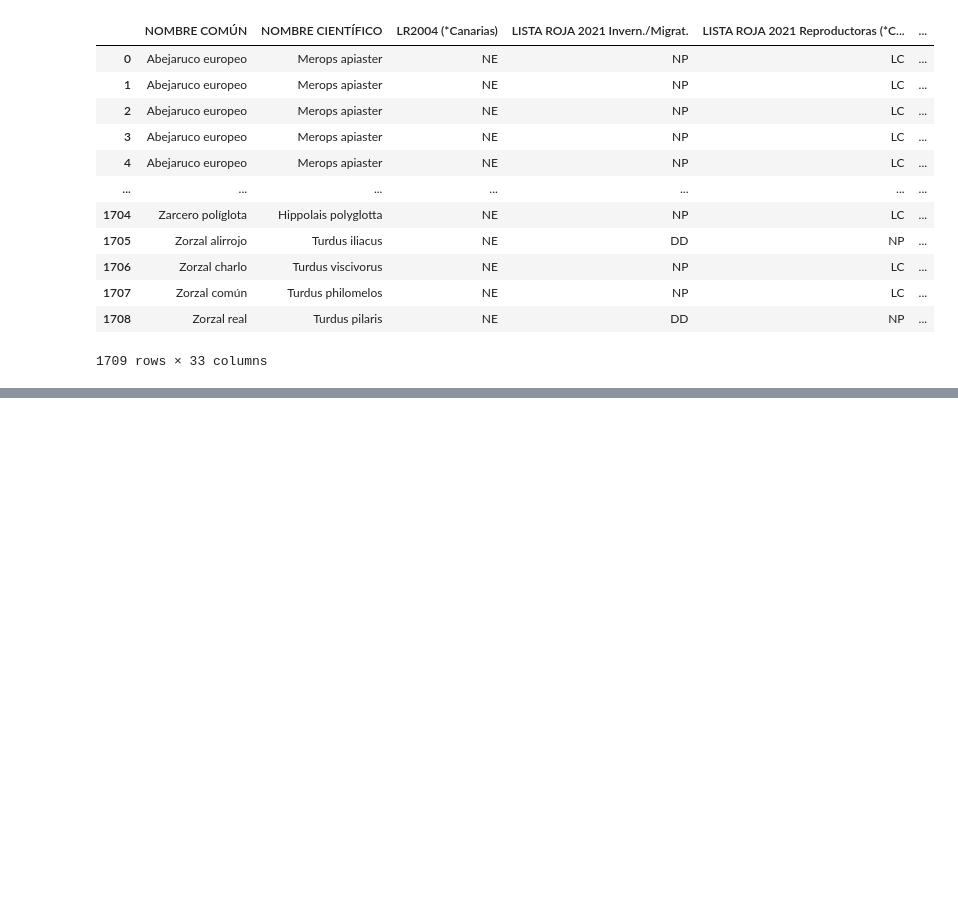
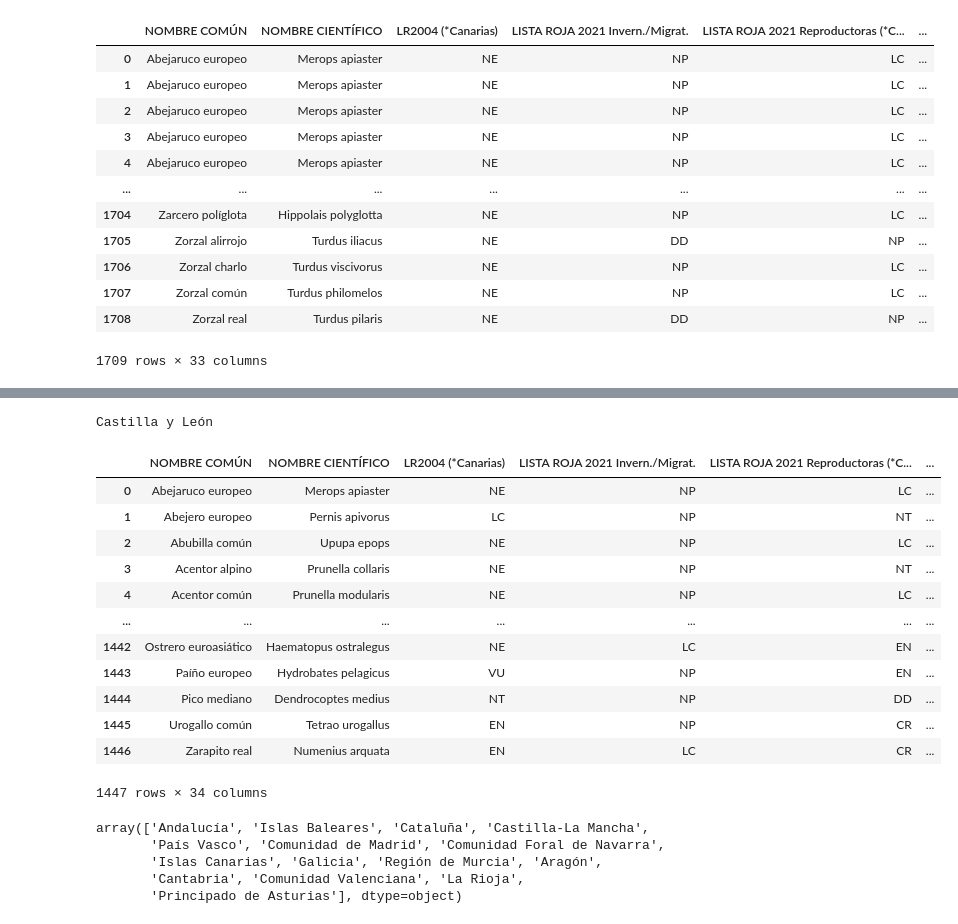
Before and after one commit to Factoria-F5-AI-Bootcamp-1-Edicion/Tracking_Aves, a Jupyter notebook: EDAb.ipynb, the cells around one changed output, grey strips where cells are left out. Saved outputs shown, nothing was run; the diff lists cells and outputs as text; code cells hidden in the pictures; blank space fills up the shorter version.

Commit message:
Tratando de unir geometrias de ubicacion al dataset de aves

```diff
--- a/EDAb.ipynb
+++ b/EDAb.ipynb
@@ -1211,0 +1250,3 @@ df_definitivo
+# %%
+df_definitivo['Ubicacion'].fillna('NP', inplace=True)
+df_definitivo
@@ -1211,0 +1293,3 @@ df_definitivo
+# %%
+geo = shapes[['NAME_1', 'geometry']]
+geo
@@ -1211,0 +1326,3 @@ df_definitivo
+# %%
+geo.rename(columns={'NAME_1' : 'Ubicacion'}, inplace=True)
+geo
@@ -1211,0 +1396,29 @@ df_definitivo
+# %%
+print(res['Ubicacion'][4])
+# %% [output]
+Castilla y León
+# %%
+mapping=df_definitivo.merge(geo,how='inner',left_on='Ubicacion',right_on='Ubicacion')
+mapping
+# %% [output]
+|  | NOMBRE COMÚN | NOMBRE CIENTÍFICO | LR2004 (*Canarias) | LISTA ROJA 2021 Invern./Migrat. | LISTA ROJA 2021 Reproductoras (*C... | ... |
+| 0 | Abejaruco europeo | Merops apiaster | NE | NP | LC | ... |
+| 1 | Abejero europeo | Pernis apivorus | LC | NP | NT | ... |
+| 2 | Abubilla común | Upupa epops | NE | NP | LC | ... |
+| 3 | Acentor alpino | Prunella collaris | NE | NP | NT | ... |
+| 4 | Acentor común | Prunella modularis | NE | NP | LC | ... |
+| ... | ... | ... | ... | ... | ... | ... |
+| 1442 | Ostrero euroasiático | Haematopus ostralegus | NE | LC | EN | ... |
+| 1443 | Paíño europeo | Hydrobates pelagicus | VU | NP | EN | ... |
+| 1444 | Pico mediano | Dendrocoptes medius | NT | NP | DD | ... |
+| 1445 | Urogallo común | Tetrao urogallus | EN | NP | CR | ... |
+| 1446 | Zarapito real | Numenius arquata | EN | LC | CR | ... |
+1447 rows × 34 columns
+# %%
+mapping['Ubicacion'].unique()
+# %% [output]
+array(['Andalucía', 'Islas Baleares', 'Cataluña', 'Castilla-La Mancha',
+       'País Vasco', 'Comunidad de Madrid', 'Comunidad Foral de Navarra',
+       'Islas Canarias', 'Galicia', 'Región de Murcia', 'Aragón',
+       'Cantabria', 'Comunidad Valenciana', 'La Rioja',
+       'Principado de Asturias'], dtype=object)
```
Also changed, not shown: parts of 15 cells of this notebook.
